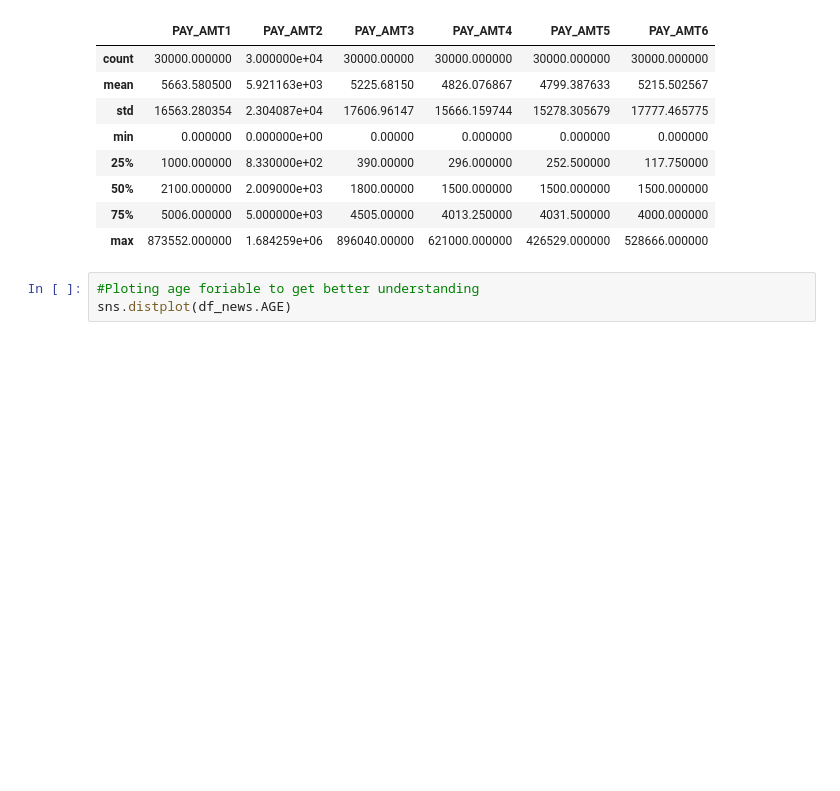
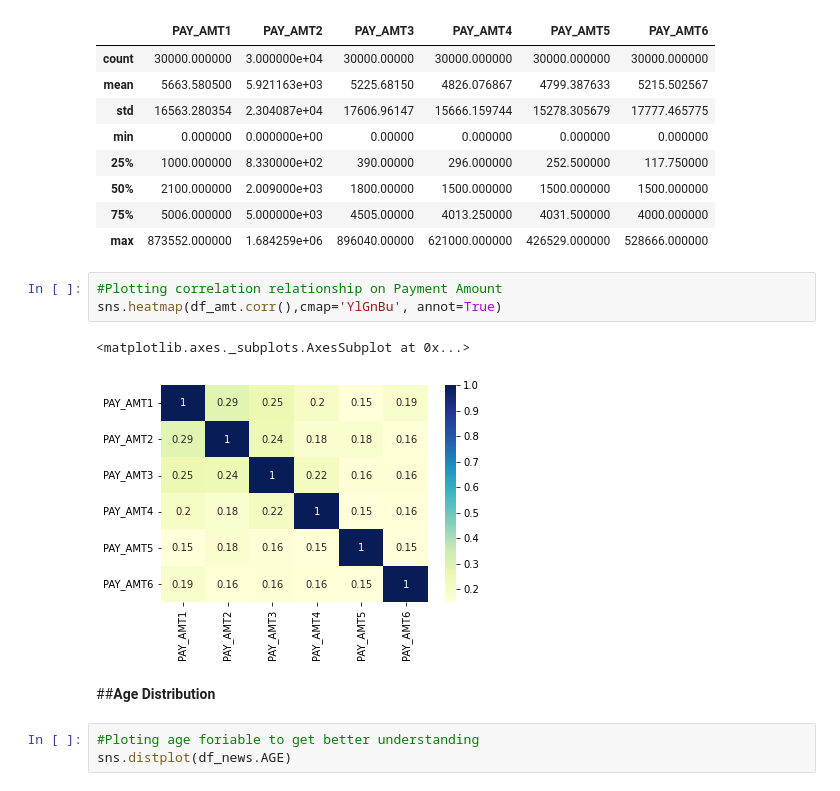
Before and after one commit to Mmbsaksd/Credit-Card-Default-Prediction---Capstone-Project, a Jupyter notebook: Credit_Card_Default_Prediction_Capstone_Project.ipynb, the cells around one changed output. Cells and saved outputs as stored; diff of their text form; blank space fills up the shorter version.

```diff
--- a/Credit_Card_Default_Prediction_Capstone_Project.ipynb
+++ b/Credit_Card_Default_Prediction_Capstone_Project.ipynb
@@ -304,6 +315,14 @@ df_amt.describe()
 | 50% | 2100.000000 | 2.009000e+03 | 1800.00000 | 1500.000000 | 1500.000000 | 1500.000000 |
 | 75% | 5006.000000 | 5.000000e+03 | 4505.00000 | 4013.250000 | 4031.500000 | 4000.000000 |
 | max | 873552.000000 | 1.684259e+06 | 896040.00000 | 621000.000000 | 426529.000000 | 528666.000000 |
+# %%
+#Plotting correlation relationship on Payment Amount
+sns.heatmap(df_amt.corr(),cmap='YlGnBu', annot=True)
+# %% [output]
+<matplotlib.axes._subplots.AxesSubplot at 0x...>
+[figure, added]
+# %% [markdown]
+##**Age Distribution**
 # %%
 #Ploting age foriable to get better understanding
 sns.distplot(df_news.AGE)
```
Also changed, not shown: parts of 9 cells of this notebook.
